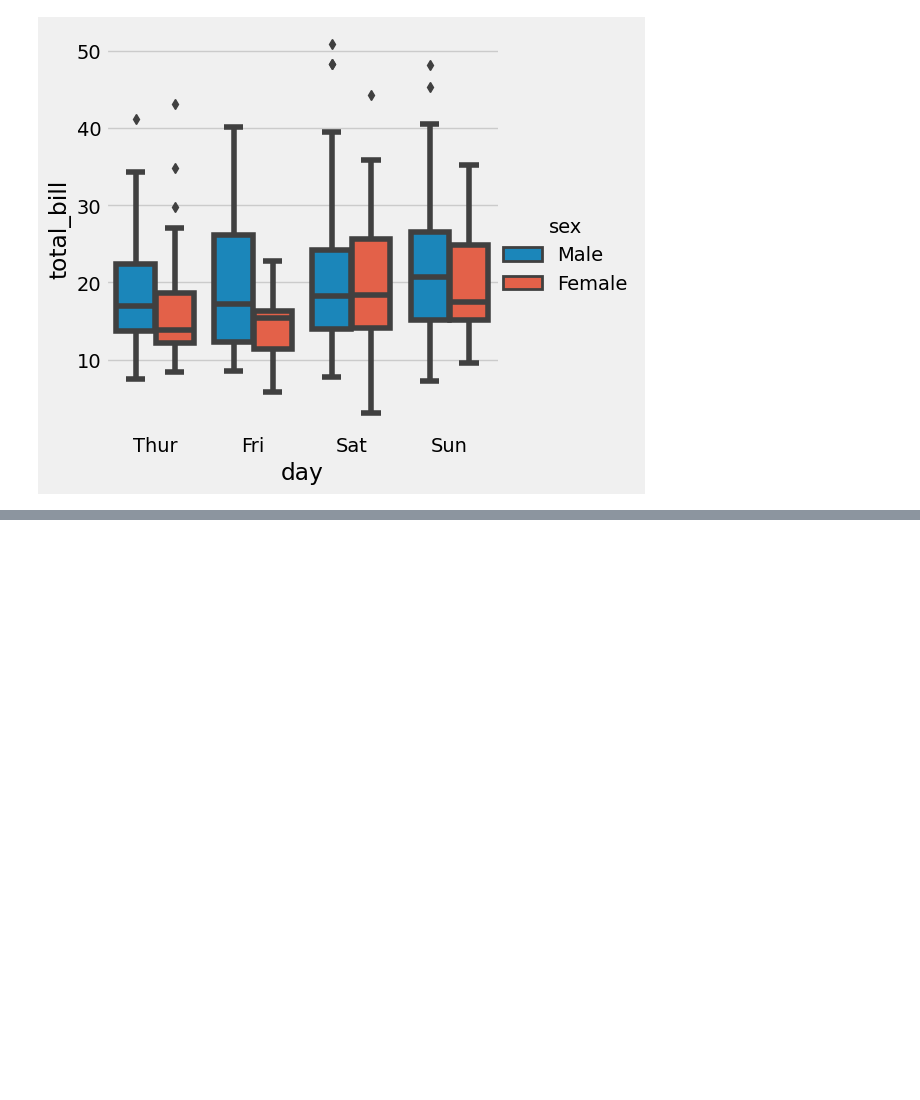
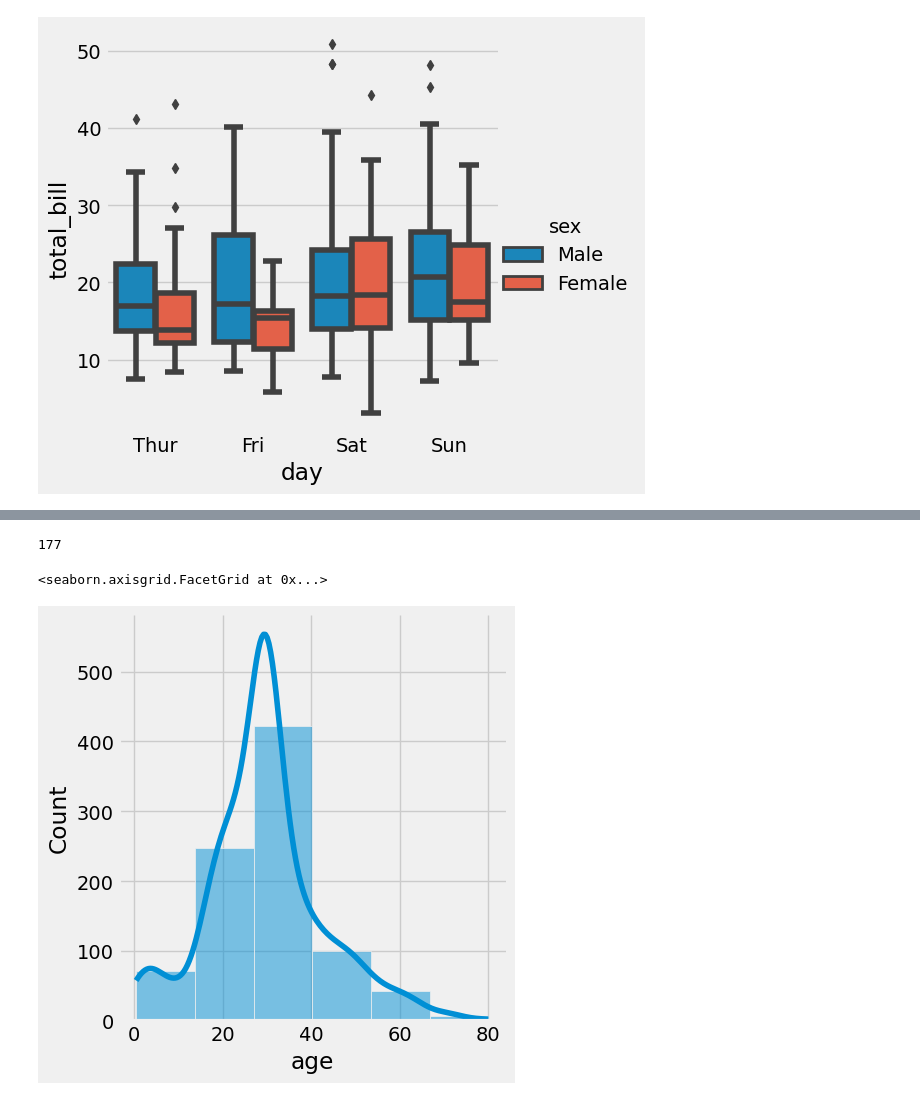
Before and after one commit to SabalNiroula/Seaborn-Practice, a Jupyter notebook: SeabornPractice.ipynb, the cells around one changed output, grey strips where cells are left out. Cells and saved outputs as stored; diff of their text form; code cells hidden in the pictures; blank space fills up the shorter version.

Commit message:
seaborn practice

```diff
--- a/SeabornPractice.ipynb
+++ b/SeabornPractice.ipynb
@@ -182,0 +197,3 @@ sns.heatmap(x) # heatmap with no of traveller each month in specific year
+# %%
+titanic = sns.load_dataset('titanic')
+titanic.head()
@@ -182,0 +207,11 @@ sns.heatmap(x) # heatmap with no of traveller each month in specific year
+# %%
+titanic['age'].isnull().sum() #there are 177 null value which can be filled by mean age
+# %% [output]
+177
+# %%
+titanic['age'].fillna(titanic['age'].mean(), inplace=True)
+# %%
+sns.displot(x=titanic['age'], kde=True, bins=6)
+# %% [output]
+<seaborn.axisgrid.FacetGrid at 0x...>
+[figure, added]
```
Also changed, not shown: parts of 33 cells of this notebook.
